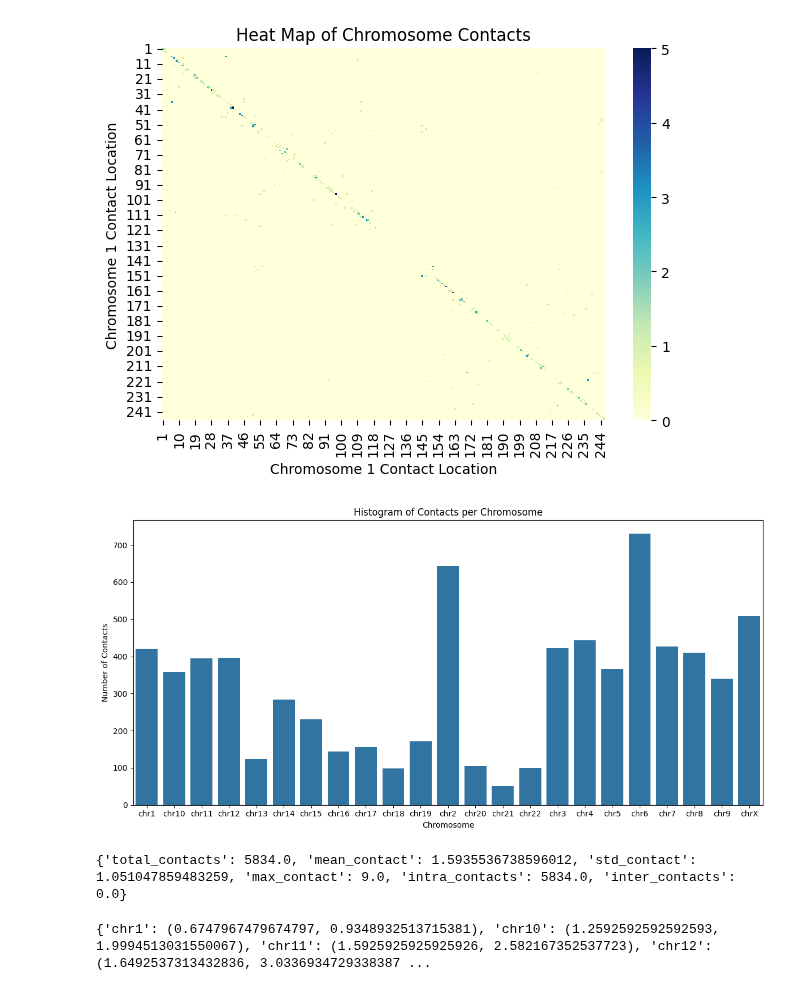
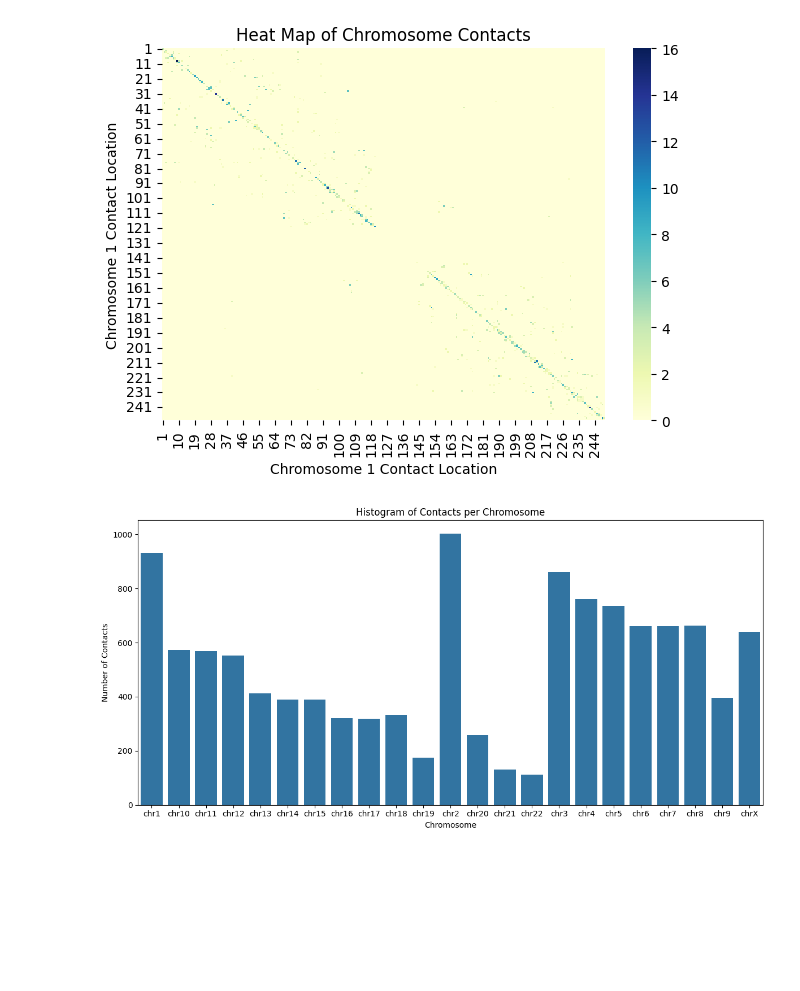
Before and after one commit to annarasheed/UTSSRP, a Jupyter notebook: matrix-chromosome.ipynb, the cells around one changed output. Saved outputs shown, nothing was run; the diff lists cells and outputs as text; code cells hidden in the pictures; blank space fills up the shorter version.

Commit message:
Saladin: Function for all cell data files, plots of summary stats

```diff
--- a/matrix-chromosome.ipynb
+++ b/matrix-chromosome.ipynb
@@ -86,17 +87,17 @@ def build_chr_block_matrix(data: pd.DataFrame) -> pd.DataFrame:
 
     return chr_block_df
 # %%
-df = prepare_data('/Users/salah/Documents/chromosome-prediction/data/ml3_AAGCGACC-ACCTCTTG.txt')
+df = prepare_data('/Users/salah/Documents/chromosome-prediction/data/HAP1/ml1_AAGCCGGT-ATACATGT.txt')
 matrix = build_chr_block_matrix(df)
 
 sns.heatmap(matrix.at['chr1', 'chr1'], cmap='YlGnBu')
 plt.title("Heat Map of Chromosome Contacts")
 plt.xlabel("Chromosome 1 Contact Location")
 plt.ylabel("Chromosome 1 Contact Location")
 plt.tight_layout()
 plt.show()
 # %% [output]
-[figure, old version]
+[figure, new version]
 # %%
 def sum_contacts(df: pd.DataFrame) -> pd.DataFrame:
     """
@@ -126,6 +127,6 @@ plt.ylabel("Number of Contacts")
 plt.tight_layout()
 plt.show()
 # %% [output]
-[figure, old version]
+[figure, new version]
 # %%
 def cell_summary_stats(data: pd.DataFrame) -> dict:
@@ -156,37 +150,26 @@ def cell_summary_stats(data: pd.DataFrame) -> dict:
         'max_contact': float(max_contact),
     }
     return features
-# %%
-def chr_summary_stats(data: pd.DataFrame) -> dict:
-    """
-    Extract basic contact-level features from a single-cell Hi-C contact dataframe.
-
-    Args:
-        df (pd.DataFrame): contact data with ['chr_i', 'pos_i', 'chr_j', 'pos_j', 'contacts']
-
-    Returns:
-        dict: feature_name -> value
-    """
-# %% [output]
-{'total_contacts': 5834.0, 'mean_contact': 1.5935536738596012, 'std_contact': 1.051047859483259, 'max_contact': 9.0, 'intra_contacts': 5834.0, 'inter_contacts': 0.0}
 # %%
-def get_diagonal_contact(matrix: pd.DataFrame) -> dict[str, pd.DataFrame]:
-    """
-    Build intra-chromosomal contact matrices for a single cell.
+def chr_contact_stats(matrix: pd.DataFrame) -> dict:
+    """Return a dictionary containing chromosomes mapped to it's summary
+    statistics (total contact, mean contacts, varience contacts).
+
+    Args:
+        df (pd.DataFrame): block matrix with diagonal contact matrices
 
     Returns:
-        dict: chromosome -> contact matrix (DataFrame with pos_i x pos_j)
+        dict: chromosome -> contact_stats (total_contact, mean_contact, contact_var)
     """
     chr_diagonal = {}
 
     for chr in matrix.index:
         chr_diagonal[chr] = matrix.at[chr, chr]
 
-    avg_diagonal = {}
+    diagonal_stats = {}
 
     for chr in chr_diagonal:
         diagonal = np.diag(chr_diagonal[chr])
-        avg_diagonal[chr] = (float(diagonal.mean()), float(diagonal.var()))
-    return avg_diagonal
+        diagonal_stats[chr] = (float(diagonal.sum()), float(diagonal.mean()),
+                               float(diagonal.var()))
+    return diagonal_stats
-# %% [output]
-{'chr1': (0.6747967479674797, 0.9348932513715381), 'chr10': (1.2592592592592593, 1.9994513031550067), 'chr11': (1.5925925925925926, 2.582167352537723), 'chr12': (1.6492537313432836, 3.0336934729338387 ...
```
Also changed, not shown: parts of 6 cells of this notebook.
